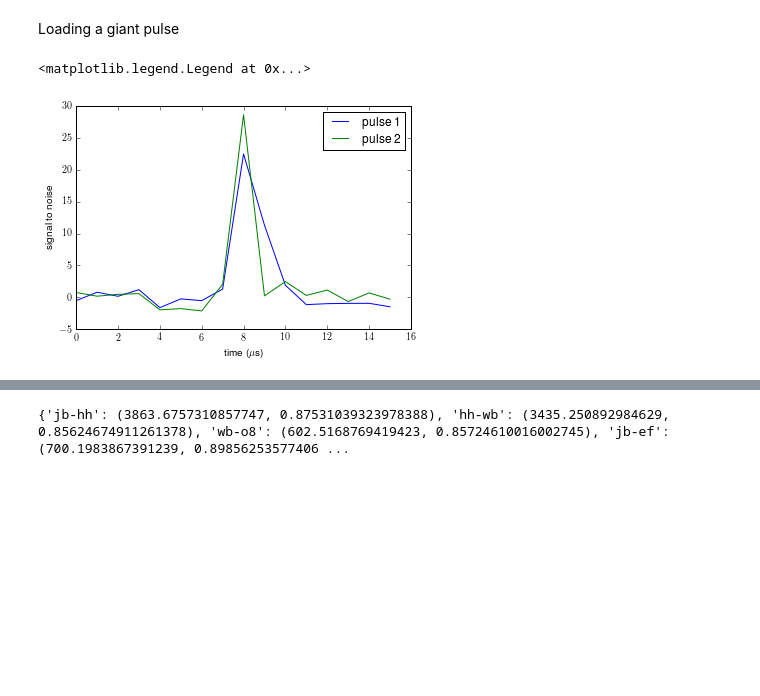
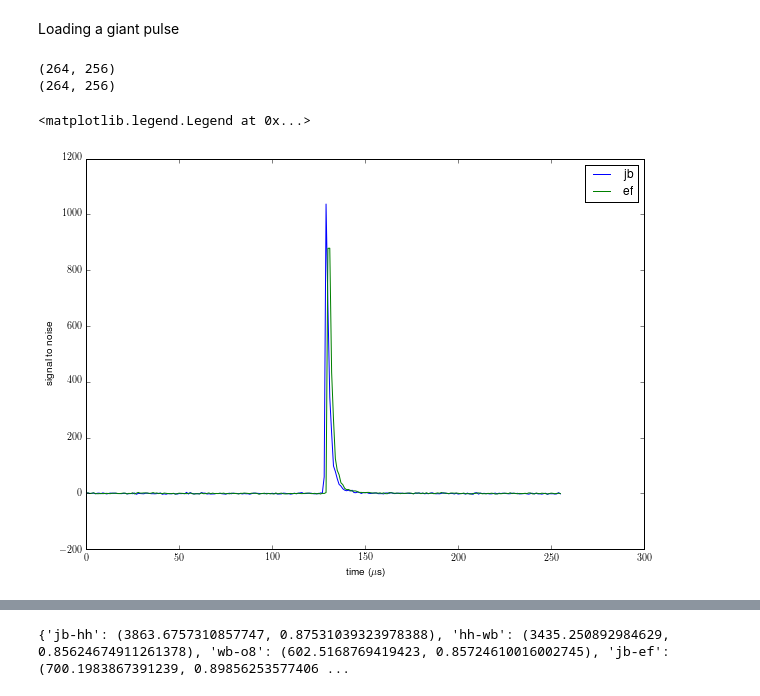
Before and after one commit to xiaozhengxu/scint_analysis, a Jupyter notebook: EVN_crab/process_frequency.ipynb, the cells around one changed output, grey strips where cells are left out. Cells and saved outputs as stored; diff of their text form; code cells hidden in the pictures; blank space fills up the shorter version.

```diff
--- a/EVN_crab/process_frequency.ipynb
+++ b/EVN_crab/process_frequency.ipynb
@@ -73,8 +73,8 @@ time_string27 = '2015-10-18T23:47:20.315' # close interpulse and main pulse pair
 time_string28 = '2015-10-18T23:47:20.807' #main pulse for the above pair
 # %%
 def get_SN(outputsumfreq):
-    noise_std = np.std(outputsumfreq[:5])
-    noise_mean = np.mean(outputsumfreq[:5])
+    noise_std = np.std(outputsumfreq[:20])
+    noise_mean = np.mean(outputsumfreq[:20])
     sigs_noise = (outputsumfreq-noise_mean)/noise_std
 #     print 'standard deviation of noise is ', noise_std, 'the mean noise is ', noise_mean
     return sigs_noise
@@ -106,6 +106,7 @@ def load_gp(time_string,telescope,nchan,draw = 0):
     outputsumfreq = output.sum(0) #dedispersed
     #computes signal to noise after summing all the frequencies
     sigs_noise = get_SN(outputsumfreq)
+    sn_sorted = np.argsort(sigs_noise)
 
     peak_time = np.argmax(sigs_noise)
     S_N = outputsumfreq[peak_time]/np.mean(outputsumfreq[:30])
@@ -129,7 +130,6 @@ def load_gp(time_string,telescope,nchan,draw = 0):
             background_std.append(background_freq[j*(nchan+1)+40./512*nchan:j*(nchan+1)+465./512*nchan].std())
 
     if nchan ==32:
-        sn_sorted = np.argsort(sigs_noise)
 #         print sn_sorted
         background_1= np.concatenate([np.array([output[:,sn_sorted[-k]]]) for k in range(51,53)],axis = 0).mean(0)
         output_pulse = np.concatenate([np.array([output[:,sn_sorted[-k]]]) for k in range(1,3)],axis = 0).mean(0)
@@ -137,51 +137,49 @@ def load_gp(time_string,telescope,nchan,draw = 0):
         for j in range(8):
             background_std.append(background_1[j*(nchan+1)+40./512*nchan:j*(nchan+1)+465./512*nchan].std())
         background_freq = background_1
-
+    print output.shape
     freq_spec = output_pulse-background_freq
-#     freq_spec = output_pulse
-
 
     if draw:
         figure(figsize = (10,3))
         plot(outputsumfreq)
         figure()
         plot(output_pulse)
         plot(background_freq)
         figure()
         plot(freq_spec)
-    return freq_spec,background_std,sigs_noise, S_N
 
-nchan = 512
+    return freq_spec,background_std,sigs_noise,outputsumfreq
+
+
+nchan = 32
 S_N3= 4
 S_N4 =4
 # time_string = text_lines[22]
-time_string_1 = time_string4
+time_string_1 = time_string1
 time_string_2 = time_string5
 
 
 fs1,bgstd1,os1,sn1 = load_gp(time_string_1,'jb',nchan,draw = 0)
-fs2,bgstd2,os2,sn2 = load_gp(time_string_2,'ef',nchan,draw = 0)
+fs2,bgstd2,os2,sn2 = load_gp(time_string_1,'ef',nchan,draw = 0)
 
 
-fgp1 = process_freq_spec(fs1,nchan,i-1,draw = 0)
-fgp2 = process_freq_spec(fs2,nchan,i-1, draw = 0)
+# fgp1 = process_freq_spec(fs1,nchan,i-1,draw = 0)
+# fgp2 = process_freq_spec(fs2,nchan,i-1, draw = 0)
 
 
 
 # # plot_2_freq(fgp1,fgp2,[i-1,i-1])
 # # plot_2_timelag(tgp1,tgp2,[i-1,i-1])
 
-figure()
-plot(os1,label = 'pulse 1')
-plot(os2,label = 'pulse 2')
-# plot(os3,label = 'jb')
-# plot(os4,label = 'wb')
-# title('Pulse at {} '.format(time_string))
-# xlim(100,170)
+figure(figsize = (10,7))
+plot(os1,label = 'jb')
+plot(os2,label = 'ef')
 ylabel('signal to noise')
 xlabel(r'time ($\mu$s)')
 legend()
 # %% [output]
-<matplotlib.legend.Legend at 0x...>
+(264, 256)
+(264, 256)
+<matplotlib.legend.Legend at 0x...>
-[figure, old version]
+[figure, new version]
```
Also changed, not shown: parts of 3 cells of this notebook, 2 other files.
